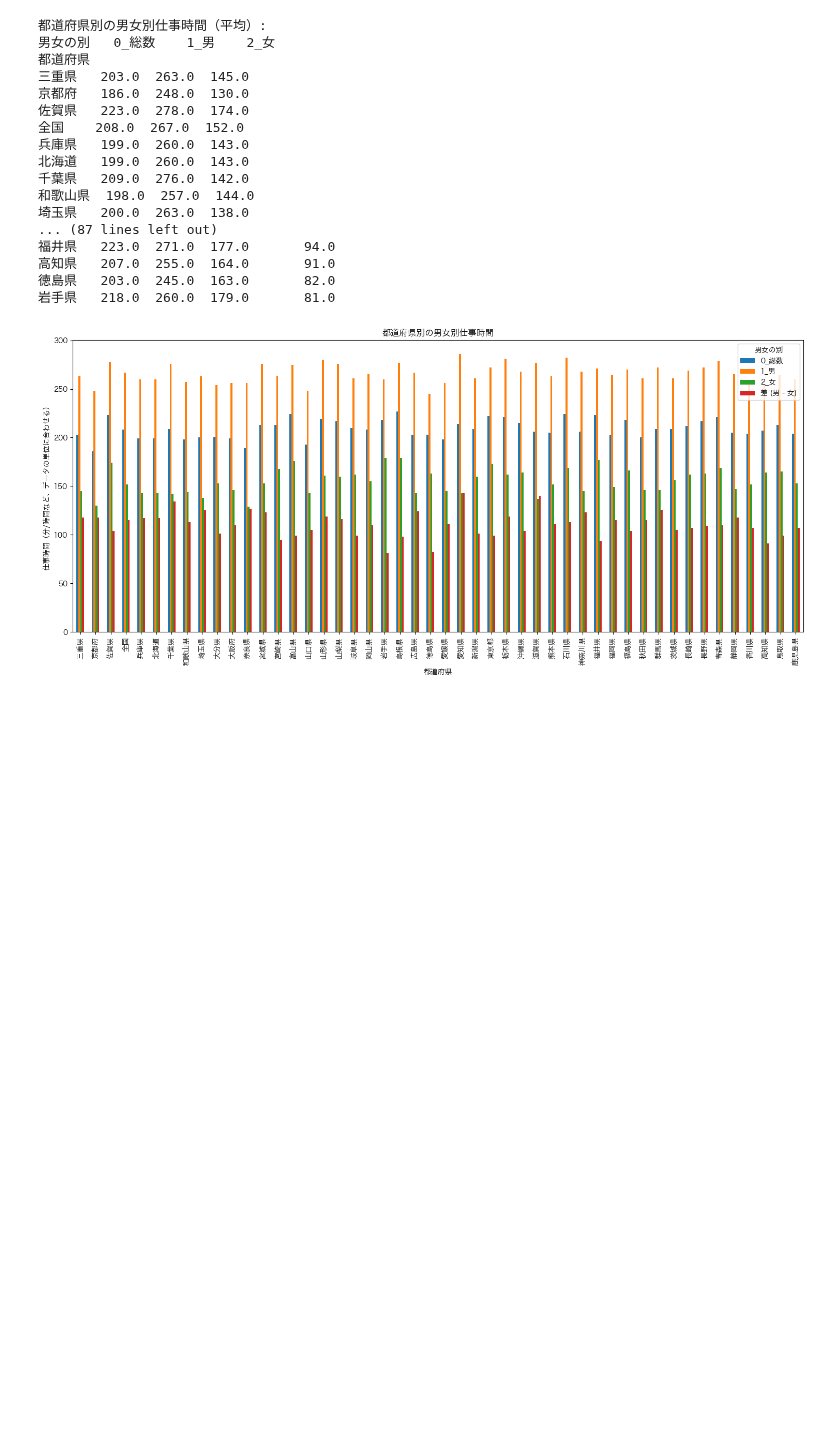
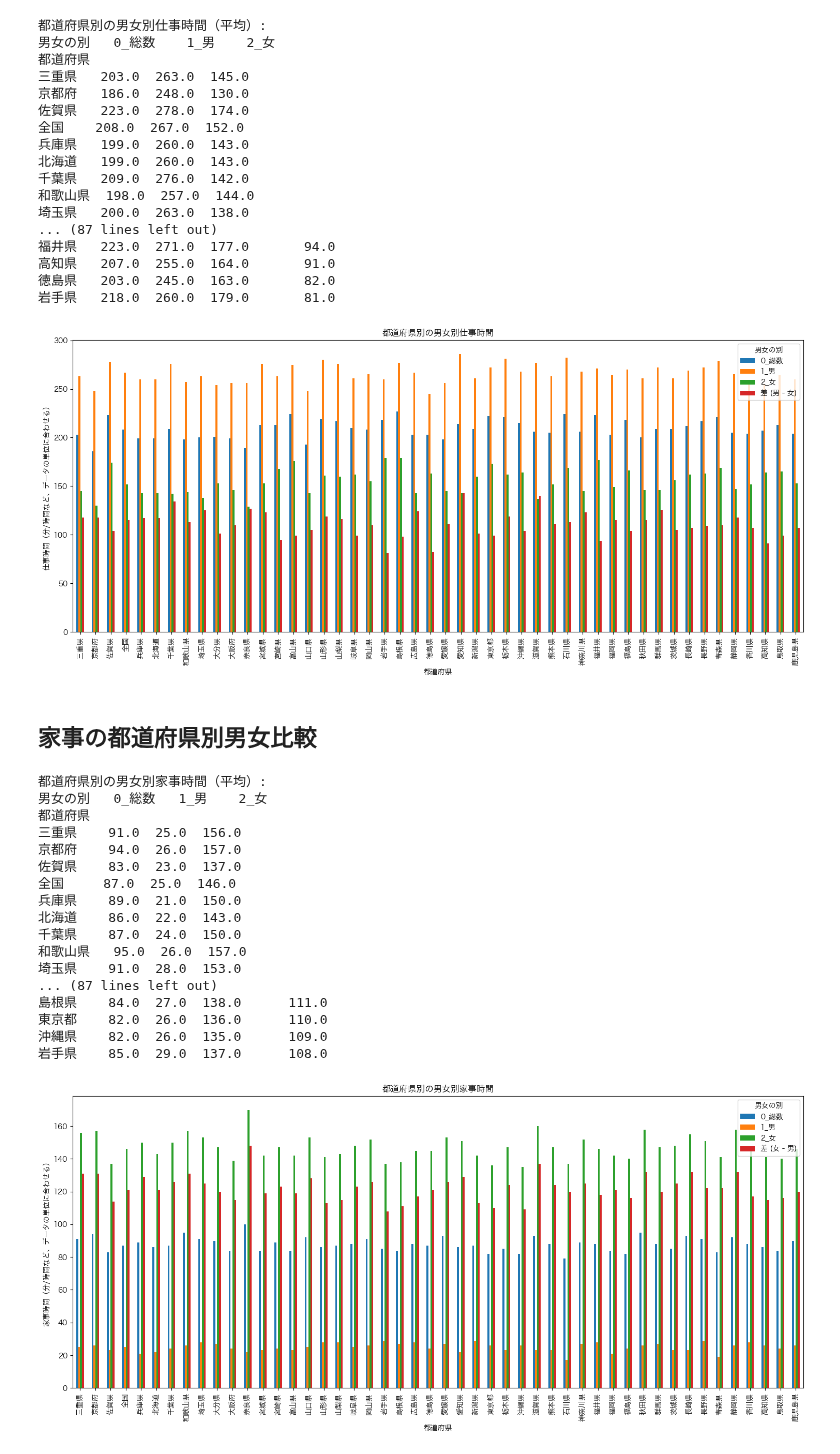
Before and after one commit to 3241Kanaha/statistics-2025, a Jupyter notebook: gende_prefecture.ipynb, the cells around one changed output. Cells and saved outputs as stored; diff of their text form; code cells hidden in the pictures; blank space fills up the shorter version.

```diff
--- a/gende_prefecture.ipynb
+++ b/gende_prefecture.ipynb
@@ -111,3 +111,66 @@ plt.show()
 徳島県   203.0  245.0  163.0       82.0
 岩手県   218.0  260.0  179.0       81.0
 [figure]
+# %% [markdown]
+## 家事の都道府県別男女比較
+# %%
+plt.rcParams['font.family'] = 'Hiragino Sans GB' # Macの場合の例
+plt.rcParams['axes.unicode_minus'] = False # マイナス記号を正しく表示するため
+
+df_selected = df[['男女の別', '都道府県', '家事']].copy()
+
+df_selected['家事'] = pd.to_numeric(df_selected['家事'], errors='coerce')
+
+# # NaN値がある行を削除するか、適切に処理する
+# # 今回は比較のため、NaNがある行は削除するのが良いでしょう
+# df_selected.dropna(subset=['仕事'], inplace=True)
+
+# 男女別の仕事の時間を都道府県ごとに集計
+# '男女の別' 列の値が '1_男' と '2_女' であると仮定します。
+# もし異なる値が入っている場合は、適宜修正してください。
+
+# ピボットテーブルを作成して、都道府県別に男女の仕事の時間を比較
+pivot_df = df_selected.pivot_table(index='都道府県', columns='男女の別', values='家事', aggfunc='mean')
+
+# 結果を表示
+print("\n都道府県別の男女別家事時間（平均）:")
+print(pivot_df)
+
+# 必要であれば、さらに詳細な分析や可視化を行うことができます。
+# 例: 男性の仕事時間が女性より長い都道府県を特定
+if '2_女' in pivot_df.columns and '1_男' in pivot_df.columns:
+    pivot_df['差 (女 - 男)'] = pivot_df['2_女'] - pivot_df['1_男']
+    print("\n仕事時間の差 (女 - 男):")
+    print(pivot_df.sort_values(by='差 (女 - 男)', ascending=False))
+
+#グラフでの可視化の例 (matplotlibやseabornを使用)
+import matplotlib.pyplot as plt
+import seaborn as sns
+
+pivot_df.plot(kind='bar', figsize=(15, 7))
+plt.title('都道府県別の男女別家事時間')
+plt.xlabel('都道府県')
+plt.ylabel('家事時間（分/時間など、データの単位に合わせる）')
+plt.xticks(rotation=90)
+plt.legend(title='男女の別')
+plt.tight_layout()
+plt.show()
+# %% [output]
+都道府県別の男女別家事時間（平均）:
+男女の別   0_総数   1_男    2_女
+都道府県
+三重県    91.0  25.0  156.0
+京都府    94.0  26.0  157.0
+佐賀県    83.0  23.0  137.0
+全国     87.0  25.0  146.0
+兵庫県    89.0  21.0  150.0
+北海道    86.0  22.0  143.0
+千葉県    87.0  24.0  150.0
+和歌山県   95.0  26.0  157.0
+埼玉県    91.0  28.0  153.0
+... (87 lines left out)
+島根県    84.0  27.0  138.0      111.0
+東京都    82.0  26.0  136.0      110.0
+沖縄県    82.0  26.0  135.0      109.0
+岩手県    85.0  29.0  137.0      108.0
+[figure, added]
```
